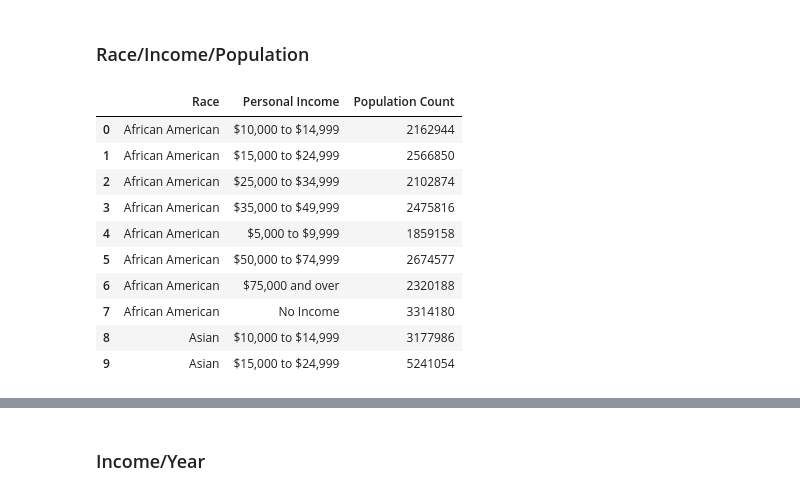
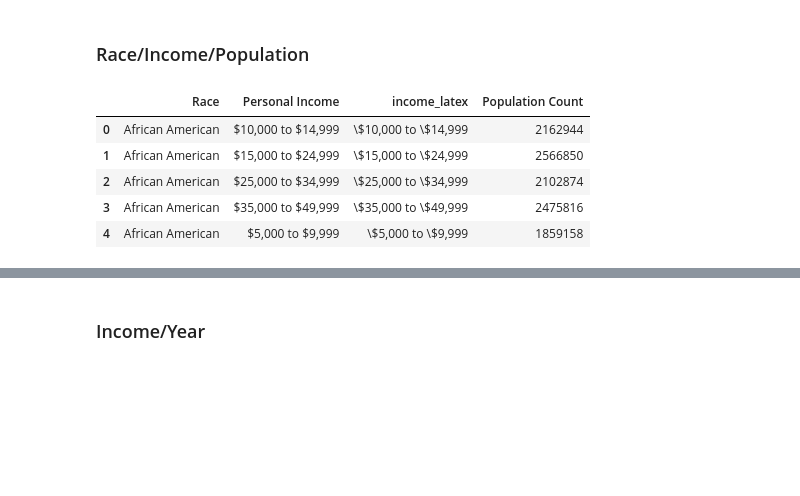
Before and after one commit to ibrahimmkhalid/housing-crisis-california-project, a Jupyter notebook: 3_visualizations.ipynb, the cells around one changed output, grey strips where cells are left out. Saved outputs shown, nothing was run; the diff lists cells and outputs as text; code cells hidden in the pictures; blank space fills up the shorter version.

```diff
--- a/3_visualizations.ipynb
+++ b/3_visualizations.ipynb
@@ -17,5 +43,6 @@ data_paths = {
 df = pd.read_csv(data_paths["data.gov_personal_income"])
 df["Year"] = df["Year"].astype(int)
 df["Population Count"] = df["Population Count"].apply(lambda x: x.replace(",", "")).astype(int)
+df["income_latex"] = df["Personal Income"].apply(lambda x: x.replace("$", "\\$"))
 df.head()
 # %% [output]
@@ -264,26 +262,21 @@ plt.show()
 # %%
 rip_df = (
     df[
         (df["Age"] != "00 to 17")
         & (df["Age"] != "65 to 80+")
         & (df["Educational Attainment"] != "Children under 15")
     ]
     .drop(columns=["Year", "Age", "Gender", "Educational Attainment"])
-    .groupby(["Race", "Personal Income"])
+    .groupby(["Race", "Personal Income", "income_latex"])
     .sum()
     .reset_index()
     .copy()
 )
-rip_df.head(10)
+rip_df.head()
 # %% [output]
-|  | Race | Personal Income | Population Count |
-| 0 | African American | $10,000 to $14,999 | 2162944 |
-| 1 | African American | $15,000 to $24,999 | 2566850 |
-| 2 | African American | $25,000 to $34,999 | 2102874 |
-| 3 | African American | $35,000 to $49,999 | 2475816 |
-| 4 | African American | $5,000 to $9,999 | 1859158 |
-| 5 | African American | $50,000 to $74,999 | 2674577 |
-| 6 | African American | $75,000 and over | 2320188 |
-| 7 | African American | No Income | 3314180 |
-| 8 | Asian | $10,000 to $14,999 | 3177986 |
-| 9 | Asian | $15,000 to $24,999 | 5241054 |
+|  | Race | Personal Income | income_latex | Population Count |
+| 0 | African American | $10,000 to $14,999 | \$10,000 to \$14,999 | 2162944 |
+| 1 | African American | $15,000 to $24,999 | \$15,000 to \$24,999 | 2566850 |
+| 2 | African American | $25,000 to $34,999 | \$25,000 to \$34,999 | 2102874 |
+| 3 | African American | $35,000 to $49,999 | \$35,000 to \$49,999 | 2475816 |
+| 4 | African American | $5,000 to $9,999 | \$5,000 to \$9,999 | 1859158 |
```
Also changed, not shown: parts of 17 cells of this notebook.
